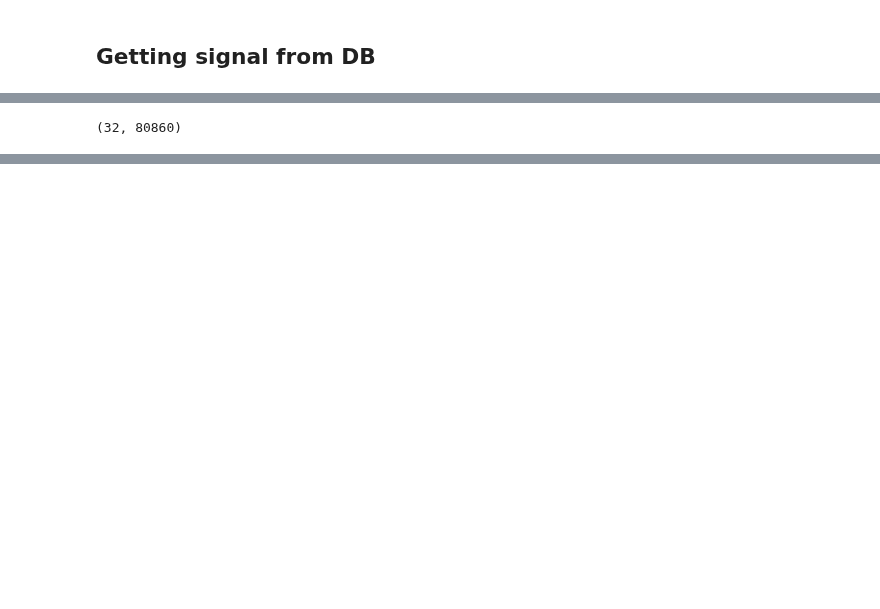
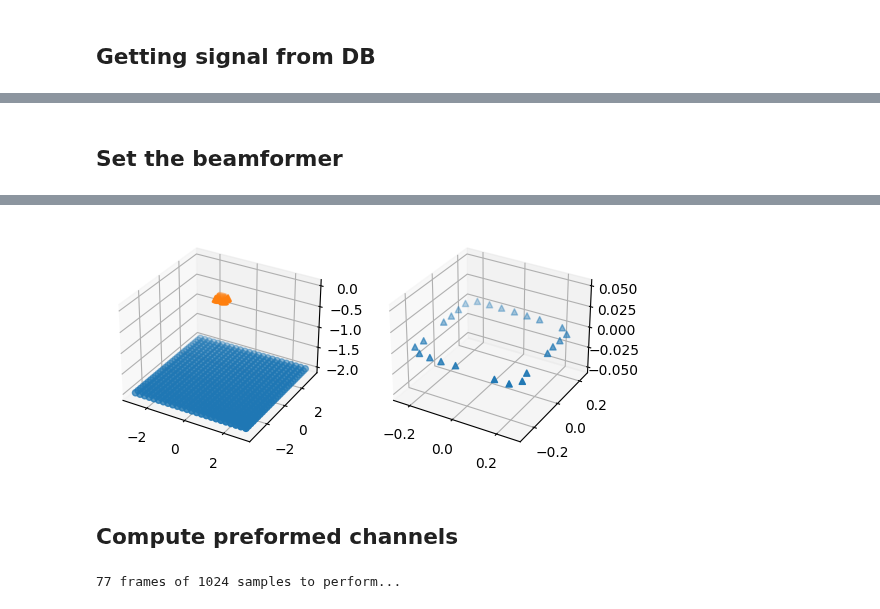
Before and after one commit to bimea/megamicros, a Jupyter notebook: notebooks/getstarted_MemsArray.ipynb, the cells around one changed output, grey strips where cells are left out. Cells and saved outputs as stored; diff of their text form; code cells hidden in the pictures; blank space fills up the shorter version.

```diff
--- a/notebooks/getstarted_MemsArray.ipynb
+++ b/notebooks/getstarted_MemsArray.ipynb
@@ -184,7 +94,0 @@ I'm a NDarray signal with frame size = 67293 and frame number = 1
-# %%
-# Choose your file section
-print( f"{len(signals)} section audio récupérées: " )
-for idx, aud in enumerate( signals ):
-    print( f"Audio[{idx}]: {aud} -> label={aud.label}, channels number: {aud.channels_number} ({aud.samples_number} samples)")
-selected = int( input( f"Choisir un signal (0 à {len(signals)-1}): " ) )
-signal: MuAudio = signals[selected]
@@ -218,6 +95,49 @@ display.Audio(sound, rate=SAMPLING_FREQUENCY )
-# %%
-# Get the whole 32 channels signal as a numpy.ndarray
-my_signal = signal()
-print( np.shape(my_signal) )
-# %% [output]
-(32, 80860)
+# %% [markdown]
+## Set the beamformer
+# %%
+FRAME_LENGTH = 1024
+AREA = [12, 14, 0.01]
+AREA_QUANTIZATION = [4, 4, 1/0.01]
+
+# Get the antenna physical description
+antenna = np.load ('Antenna-square-JetsonNano-0001.npy', allow_pickle=True )
+mems_position = antenna.item().get("positions")
+mems = antenna.item().get('mems')
+available_mems = antenna.item().get('available_mems')
+
+# Check if some available mems have not been activated
+# Remove from signal if any
+if False in np.isin( available_mems, mems ):
+    mask = list( np.invert( np.logical_not( np.isin( available_mems, mems ) ) ) )
+    signal = signal[:,mask]
+
+# Create the beamformer
+bmf = Beamformer(
+    mems_position = mems_position,
+    sampling_frequency = SAMPLING_FREQUENCY,
+    window_size = FRAME_LENGTH,
+    area = AREA,
+    area_quantization = AREA_QUANTIZATION
+)
+
+# Move the antenna in the right place:
+bmf.moveArea( [0, 0, -2] )
+
+# Limit the frequency bandwidth for BF computing
+bmf.setBandWidth( [100, 800], unit="frequency" )
+
+# Init the beamformer
+bmf.init()
+
+# print area locations and antenna
+space_locations = bmf.getLocations()
+mems_location = bmf.getMems()
+
+fig = plt.figure()
+ax = fig.add_subplot( 121, projection='3d' )
+ax.scatter( space_locations[:,0], space_locations[:,1], space_locations[:,2] )
+ax.scatter( mems_location[:,0], mems_location[:,1], mems_location[:,2], marker='^' )
+ax = fig.add_subplot( 122, projection='3d' )
+ax.scatter( mems_location[:,0], mems_location[:,1], mems_location[:,2], marker='^' )
+fig.show()
+# %% [output]
@@ -223,0 +161,16 @@ print( np.shape(my_signal) )
+[figure, added]
+# %% [markdown]
+## Compute preformed channels
+# %%
+FRAMES_NUMBER = SAMPLES_NUMBER // FRAME_LENGTH - 1
+
+print( f"{FRAMES_NUMBER} frames of {FRAME_LENGTH} samples to perform... " )
+
+nx, ny, nz = bmf.getLocationsNumber()
+
+imgs = []
+for i in range( FRAMES_NUMBER ):
+    bf = bmf.beamform( signal[i*FRAME_LENGTH:(i+1)*FRAME_LENGTH,:] )
+    imgs.append( np.reshape( bf, (nx, ny) ) )
+# %% [output]
+77 frames of 1024 samples to perform...
```
Also changed, not shown: parts of 11 cells of this notebook, 1 other file.
